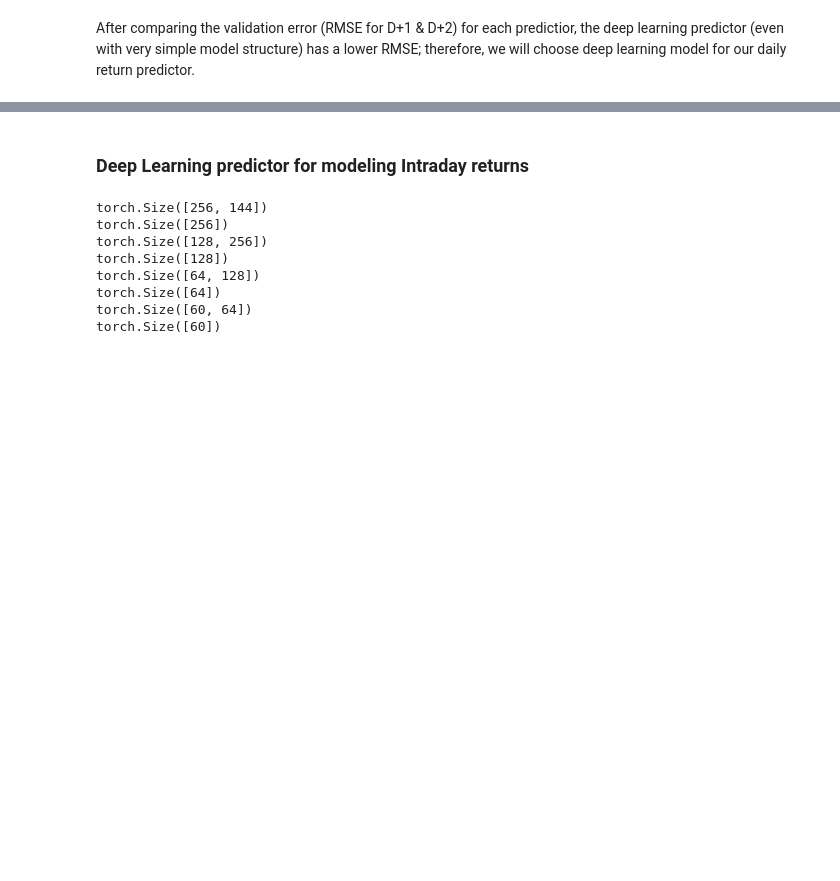
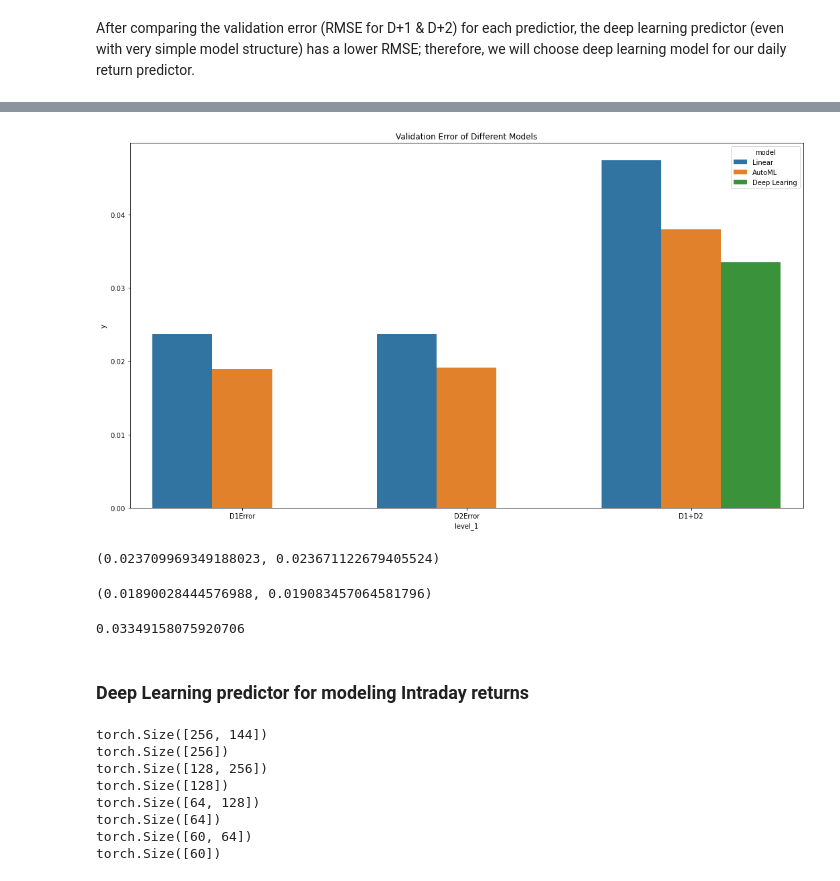
Before and after one commit to pyrrrrr0404/AWSFinalProject, a Jupyter notebook: Final Project.ipynb, the cells around one changed output, grey strips where cells are left out. Drawn from its saved outputs; the diff is of its cells as text; code cells hidden in the pictures; blank space fills up the shorter version.

```diff
--- a/Final Project.ipynb
+++ b/Final Project.ipynb
@@ -131,0 +140,14 @@ train[Ret_PlusOneFeature].head()
+# %%
+from sklearn.linear_model import LinearRegression
+from sklearn.metrics import mean_squared_error
+
+regD1 = LinearRegression().fit(train[feature], train[['Ret_PlusOne']])
+regD2 = LinearRegression().fit(train[feature], train[['Ret_PlusTwo']])
+
+regD1Pred = regD1.predict(validation[feature])
+regD2Pred = regD2.predict(validation[feature])
+
+regD1Error = np.sqrt(mean_squared_error(regD1Pred, validation[['Ret_PlusOne']]))
+regD2Error = np.sqrt(mean_squared_error(regD2Pred, validation[['Ret_PlusTwo']]))
+
+print(regD1Error, regD2Error, regD1Error + regD2Error)
@@ -166,7 +218,7 @@ D1Error
 # %%
 predictor_D2 = TabularPredictor(label="Ret_PlusTwo",
                                 eval_metric="root_mean_squared_error",
-                                verbosity = 1).fit(
+                                verbosity = 2).fit(
     train_data=train[Ret_PlusTwoFeature],
     time_limit=600,
     presets="best_quality")
@@ -254,2 +353,7 @@ DError
 # %% [markdown]
 After comparing the validation error (RMSE for D+1 & D+2) for each predictior, the deep learning predictor (even with very simple model structure) has a lower RMSE; therefore, we will choose deep learning model for our daily return predictor.
+# %%
+dfplot = pd.DataFrame(data={"D1Error":[regD1Error,D1Error,np.nan],
+                            "D2Error":[regD2Error,D2Error,np.nan],
+                            "D1+D2":[regD1Error+regD2Error,D1Error+D2Error,DError]})
+#dfplot["model"] = ["Linear", "AutoML", "Deep Learing"]
@@ -255,0 +367,4 @@ After comparing the validation error (RMSE for D+1 & D+2) for each predictior, t
+# %%
+T = pd.DataFrame(dfplot.stack(),columns=["y"]).reset_index()
+T["model"] = ["Linear", "Linear","Linear","AutoML","AutoML","AutoML", "Deep Learing"]
+T
@@ -256,3 +380,22 @@ After comparing the validation error (RMSE for D+1 & D+2) for each predictior, t
+# %%
+plt.figure(figsize=(18,10))
+sns.barplot(x = "level_1", y = "y", hue="model",data = T)
+plt.title("Validation Error of Different Models")
+plt.savefig("loss.png")
+# %% [output]
+[figure, added]
+# %%
+regD1Error, regD2Error
+# %% [output]
+(0.023709969349188023, 0.023671122679405524)
+# %%
+D1Error, D2Error
+# %% [output]
+(0.01890028444576988, 0.019083457064581796)
+# %%
+DError
+# %% [output]
+0.03349158075920706
 # %% [markdown]
 ### Deep Learning predictor for modeling Intraday returns
 # %%
```
Also changed, not shown: parts of 23 cells of this notebook, 1 other file.
